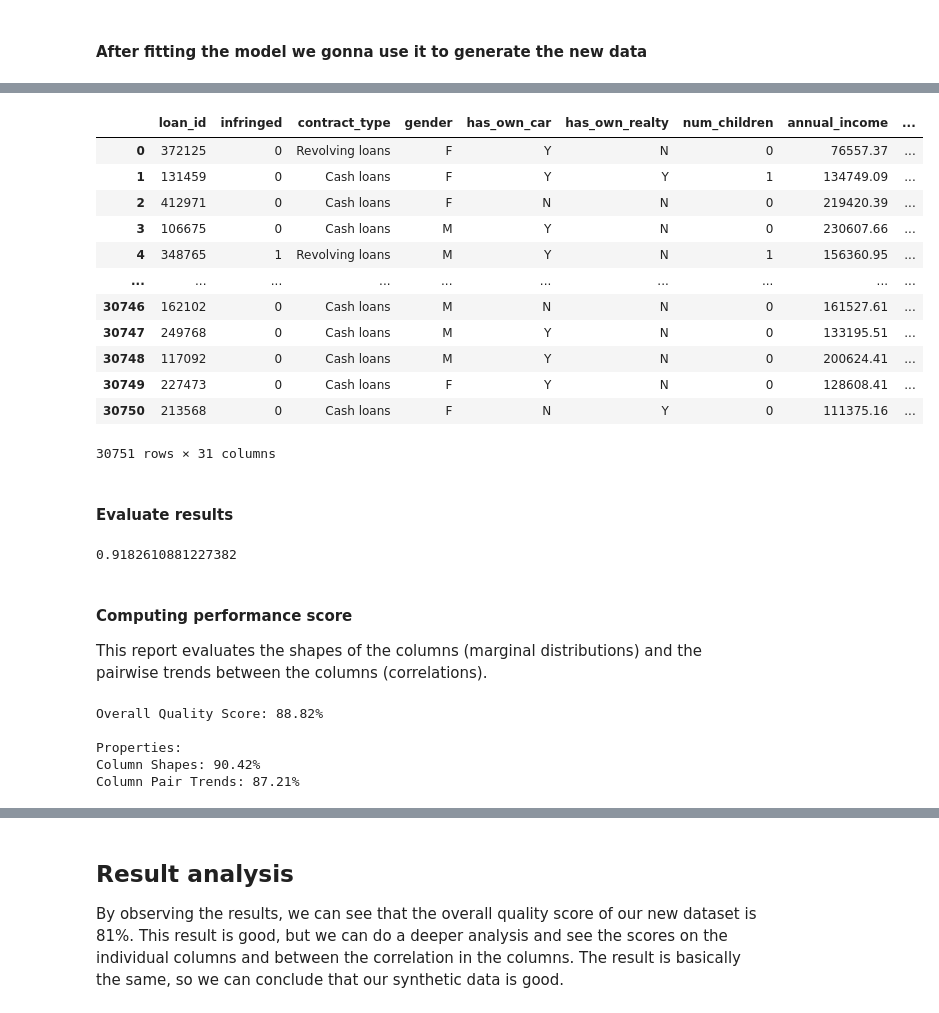
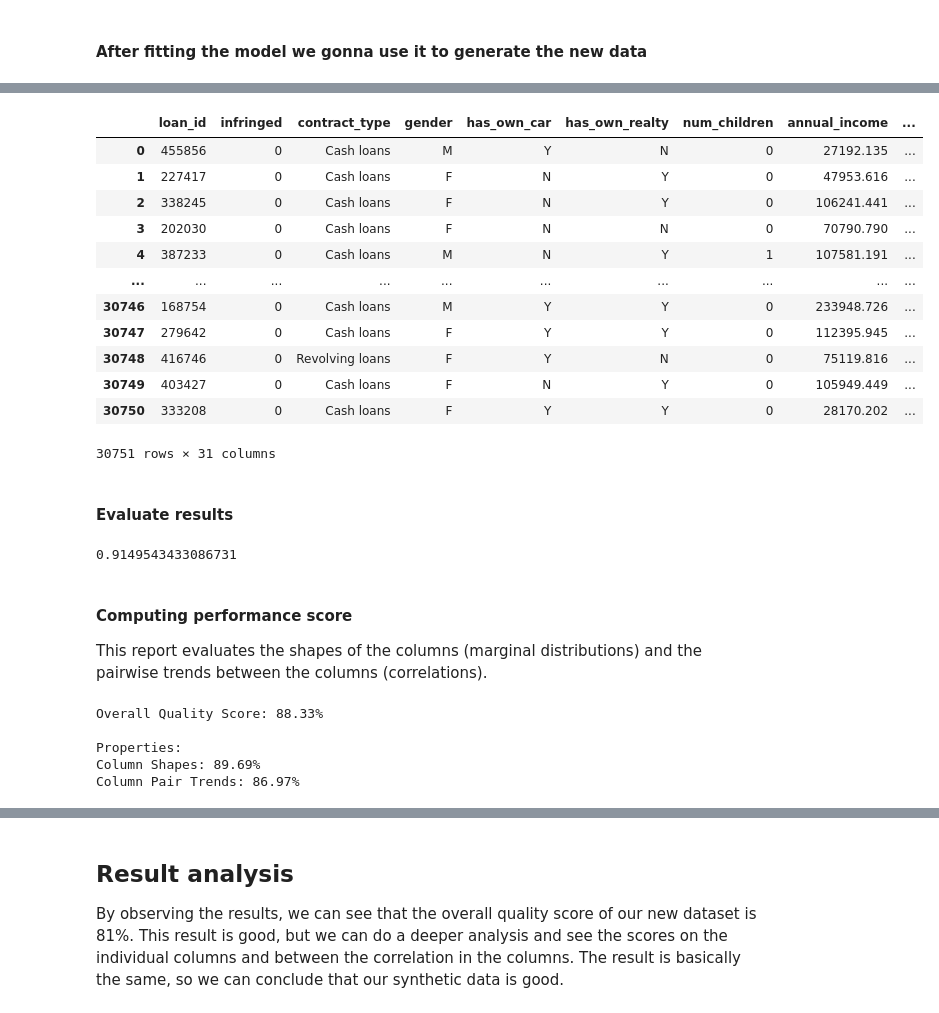
Before and after one commit to PugtgYosuky/SP-Project, a Jupyter notebook: src/controlER/sintetic_data.ipynb, the cells around one changed output, grey strips where cells are left out. Drawn from its saved outputs; the diff is of its cells as text; code cells hidden in the pictures.

```diff
--- a/src/controlER/sintetic_data.ipynb
+++ b/src/controlER/sintetic_data.ipynb
@@ -21,6 +31,5 @@ warnings.filterwarnings('ignore')
 # %%
-infringement_path = os.path.join('dataset', 'infringement_dataset.csv')
-description_path = os.path.join('dataset', 'columns_description.csv')
+infringement_path = os.path.join(data_drive_path, 'dataset', 'infringement_dataset.csv')
 # %% [markdown]
 ### Load data
 
@@ -88,6 +97,6 @@ data
 ### Create and train model - CTGAN
 # %%
 %%time
-model = CTGAN(epochs=15, generator_dim=(256, 256), discriminator_dim=(256, 256), verbose=True)
-model.fit(data)
+model_ctgan = CTGAN(epochs=15, generator_dim=(256, 256), discriminator_dim=(256, 256), verbose=True)
+model_ctgan.fit(data)
 # %% [output]
@@ -185,5 +222,5 @@ Name: Column, dtype: object 0.6604338070306657
 ### Create and train model - GaussianCopula
 # %%
 %%time
-model = GaussianCopula()
-model.fit(data)
+model_gauscopula = GaussianCopula()
+model_gauscopula.fit(data)
@@ -266,6 +337,6 @@ Name: Column, dtype: object 0.25859321648076483
 ### Create and train model - CopulaGAN
 # %%
 %%time
-model = CopulaGAN(epochs=15, generator_dim=(256, 256), discriminator_dim=(256, 256), verbose=True)
-model.fit(data)
+model_copulagan = CopulaGAN(epochs=15, generator_dim=(256, 256), discriminator_dim=(256, 256), verbose=True)
+model_copulagan.fit(data)
 # %% [output]
@@ -288,6 +361,6 @@ Epoch 15, Loss G: -2.2597,Loss D: -0.5252
 <h4>After fitting the model we gonna use it to generate the new data</h4>
 # %%
 %%time
-synthetic_data = model.sample(num_rows=data.shape[0])
-synthetic_data
+synthetic_data_copulagan = model_copulagan.sample(num_rows=data.shape[0])
+synthetic_data_copulagan
 # %% [output]
@@ -294,14 +369,14 @@ synthetic_data
 |  | loan_id | infringed | contract_type | gender | has_own_car | has_own_realty | num_children | annual_income | ... |
-| 0 | 372125 | 0 | Revolving loans | F | Y | N | 0 | 76557.37 | ... |
-| 1 | 131459 | 0 | Cash loans | F | Y | Y | 1 | 134749.09 | ... |
-| 2 | 412971 | 0 | Cash loans | F | N | N | 0 | 219420.39 | ... |
-| 3 | 106675 | 0 | Cash loans | M | Y | N | 0 | 230607.66 | ... |
-| 4 | 348765 | 1 | Revolving loans | M | Y | N | 1 | 156360.95 | ... |
+| 0 | 455856 | 0 | Cash loans | M | Y | N | 0 | 27192.135 | ... |
+| 1 | 227417 | 0 | Cash loans | F | N | Y | 0 | 47953.616 | ... |
+| 2 | 338245 | 0 | Cash loans | F | N | Y | 0 | 106241.441 | ... |
+| 3 | 202030 | 0 | Cash loans | F | N | N | 0 | 70790.790 | ... |
+| 4 | 387233 | 0 | Cash loans | M | N | Y | 1 | 107581.191 | ... |
 | ... | ... | ... | ... | ... | ... | ... | ... | ... | ... |
-| 30746 | 162102 | 0 | Cash loans | M | N | N | 0 | 161527.61 | ... |
-| 30747 | 249768 | 0 | Cash loans | M | Y | N | 0 | 133195.51 | ... |
-| 30748 | 117092 | 0 | Cash loans | M | Y | N | 0 | 200624.41 | ... |
-| 30749 | 227473 | 0 | Cash loans | F | Y | N | 0 | 128608.41 | ... |
-| 30750 | 213568 | 0 | Cash loans | F | N | Y | 0 | 111375.16 | ... |
+| 30746 | 168754 | 0 | Cash loans | M | Y | Y | 0 | 233948.726 | ... |
+| 30747 | 279642 | 0 | Cash loans | F | Y | Y | 0 | 112395.945 | ... |
+| 30748 | 416746 | 0 | Revolving loans | F | Y | N | 0 | 75119.816 | ... |
+| 30749 | 403427 | 0 | Cash loans | F | N | Y | 0 | 105949.449 | ... |
+| 30750 | 333208 | 0 | Cash loans | F | Y | Y | 0 | 28170.202 | ... |
-30751 rows × 31 columns
+30751 rows × 31 columns
 # %%
@@ -310,22 +385,22 @@ synthetic_data.to_csv(save_path, index=False)
 # %% [markdown]
 #### Evaluate results
-# %%
-model_score = evaluate(synthetic_data, data)
-model_score
-# %% [output]
-0.9182610881227382
+# %%
+model_score_copulagan = evaluate(synthetic_data_copulagan, data)
+model_score_copulagan
+# %% [output]
+0.9149543433086731
 # %% [markdown]
 <h4>Computing performance score</h4>
 
 This report evaluates the shapes of the columns (marginal distributions) and the pairwise trends between the columns (correlations).
 # %%
-report = QualityReport()
+report_copulagan = QualityReport()
 
-report.generate(data, synthetic_data,model.get_metadata().to_dict())
+report_copulagan.generate(data, synthetic_data_copulagan,model_copulagan.get_metadata().to_dict())
 # %% [output]
-Overall Quality Score: 88.82%
+Overall Quality Score: 88.33%
 
 Properties:
-Column Shapes: 90.42%
-Column Pair Trends: 87.21%
+Column Shapes: 89.69%
+Column Pair Trends: 86.97%
 # %%
```
Also changed, not shown: parts of 34 cells of this notebook, 1 other file.
